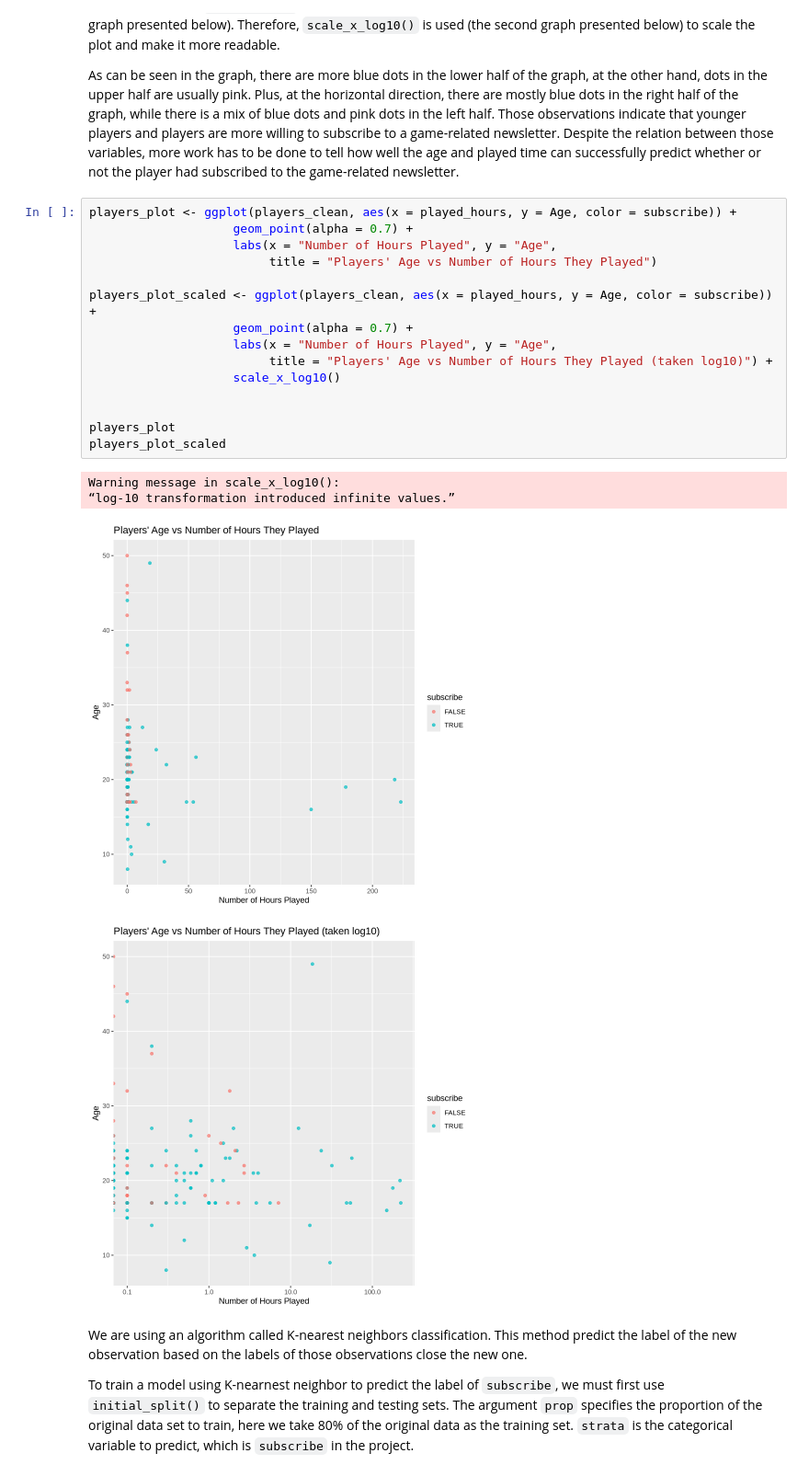
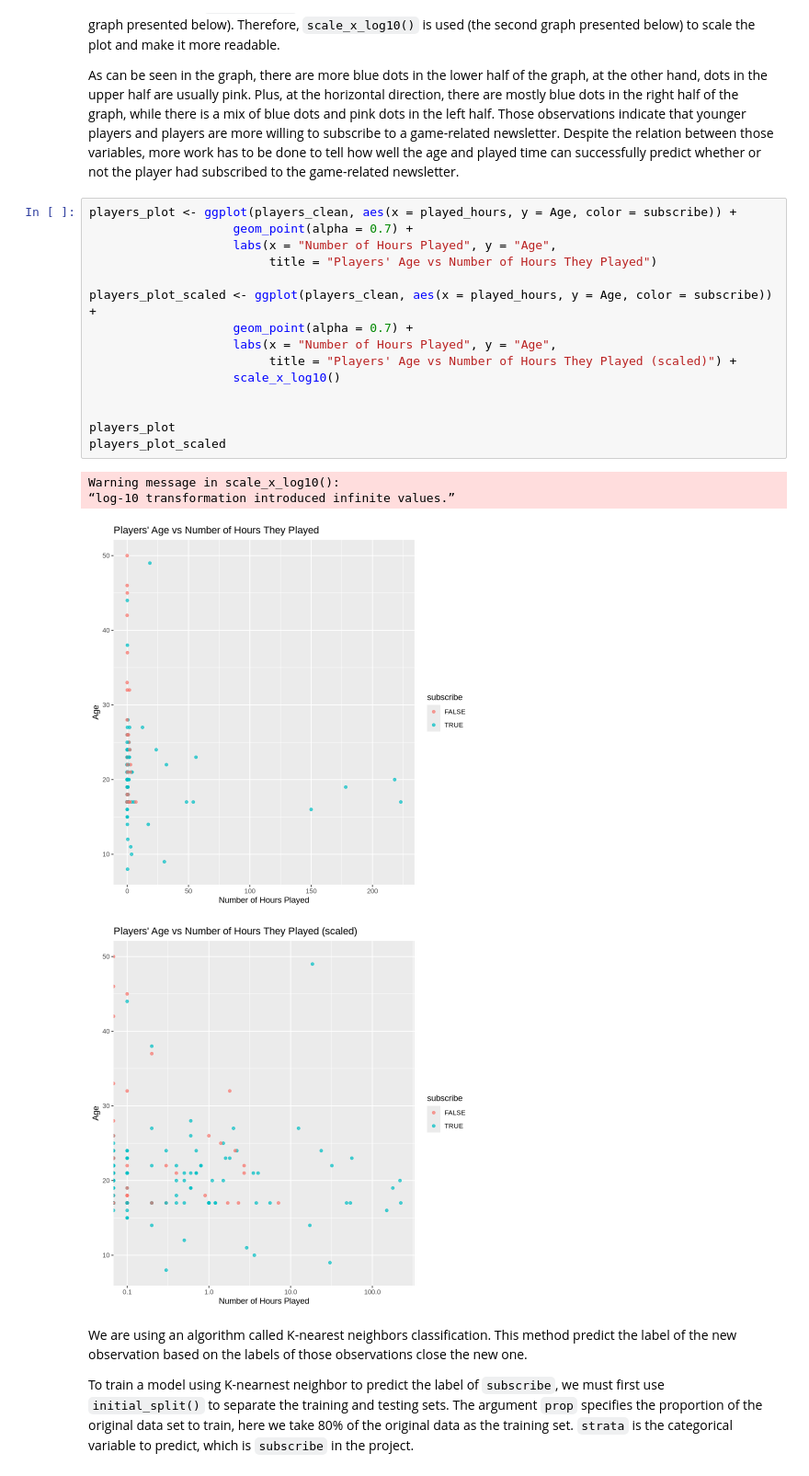
Before and after one commit to yclin9/dsci-100-project-yclin9, a Jupyter notebook: dsci-100-project-yclin9.ipynb, the cells around one changed output. Shown at 92% size. Drawn from its saved outputs; the diff is of its cells as text.

```diff
--- a/dsci-100-project-yclin9.ipynb
+++ b/dsci-100-project-yclin9.ipynb
@@ -107,23 +107,23 @@ A tibble: 6 × 3
 # %%
 players_plot <- ggplot(players_clean, aes(x = played_hours, y = Age, color = subscribe)) +
                     geom_point(alpha = 0.7) +
                     labs(x = "Number of Hours Played", y = "Age",
                          title = "Players' Age vs Number of Hours They Played")
 
 players_plot_scaled <- ggplot(players_clean, aes(x = played_hours, y = Age, color = subscribe)) +
                     geom_point(alpha = 0.7) +
                     labs(x = "Number of Hours Played", y = "Age",
-                         title = "Players' Age vs Number of Hours They Played (taken log10)") +
+                         title = "Players' Age vs Number of Hours They Played (scaled)") +
                     scale_x_log10()
 
 
 players_plot
 players_plot_scaled
 # %% [output]
 Warning message in scale_x_log10():
 “log-10 transformation introduced infinite values.”
 [figure]
-[figure, old version]
+[figure, new version]
 # %% [markdown]
 <p>We are using an algorithm called K-nearest neighbors classification. This method predict the label of the new observation based on the labels of those observations close the new one.</p>
 
```
Also changed, not shown: parts of 1 cell of this notebook.
